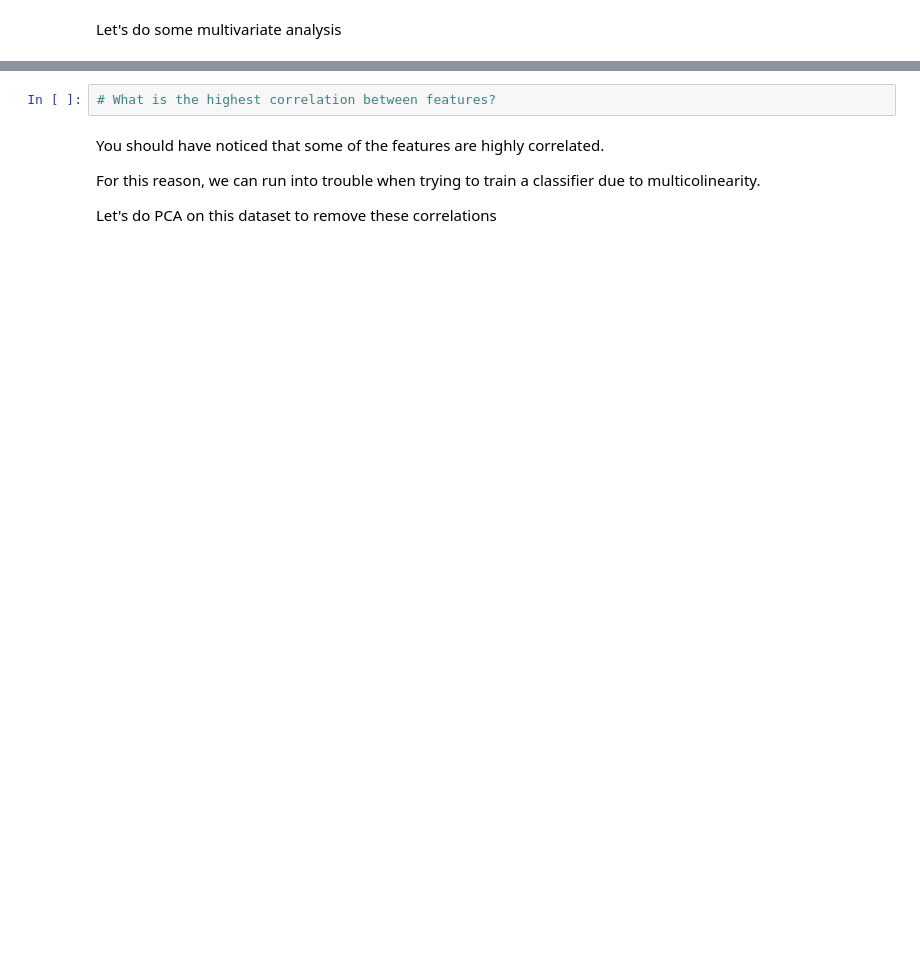
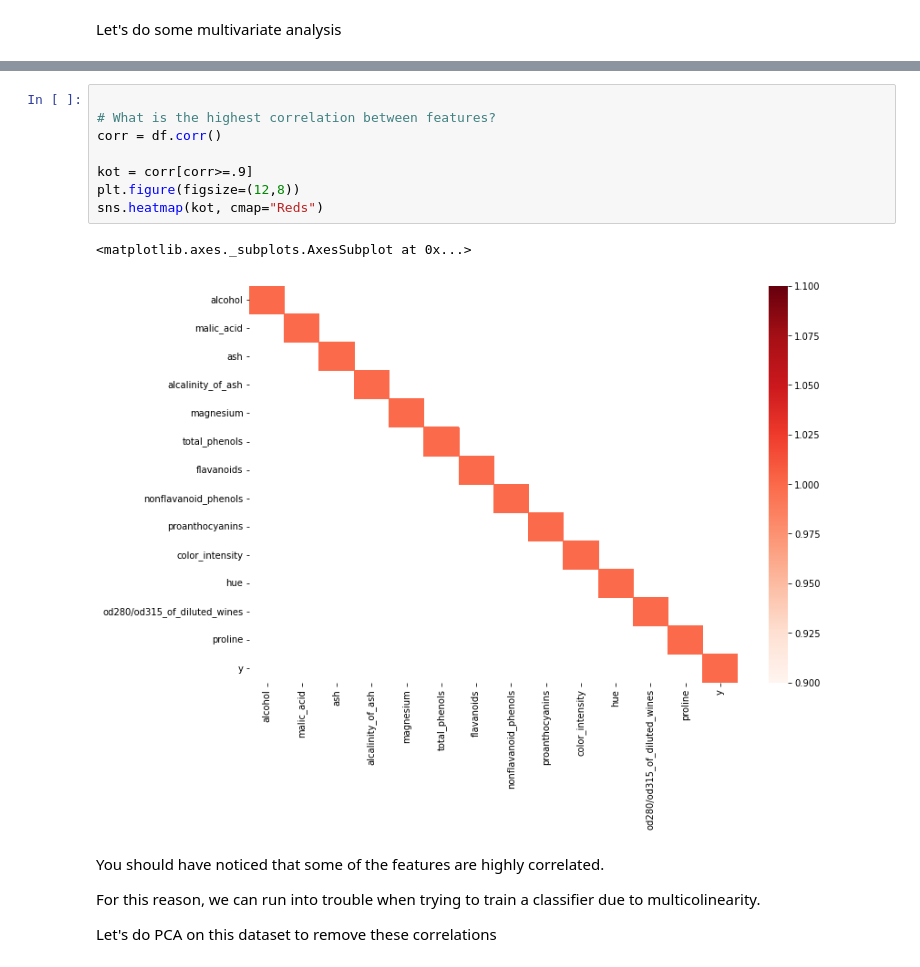
Before and after one commit to cyberanalyst268/Data-Science-and-Decision-Making, a Jupyter notebook: exploration/lab_exploration.ipynb, the cells around one changed output, grey strips where cells are left out. Saved outputs shown, nothing was run; the diff lists cells and outputs as text; blank space fills up the shorter version.

```diff
--- a/exploration/lab_exploration.ipynb
+++ b/exploration/lab_exploration.ipynb
@@ -86,5 +115,14 @@ Let's do some multivariate analysis
 # %%
+
 # What is the highest correlation between features?
+corr = df.corr()
+
+kot = corr[corr>=.9]
+plt.figure(figsize=(12,8))
+sns.heatmap(kot, cmap="Reds")
+# %% [output]
+<matplotlib.axes._subplots.AxesSubplot at 0x...>
+[figure, added]
 # %% [markdown]
 You should have noticed that some of the features are highly correlated.
 
```
Also changed, not shown: parts of 4 cells of this notebook.
